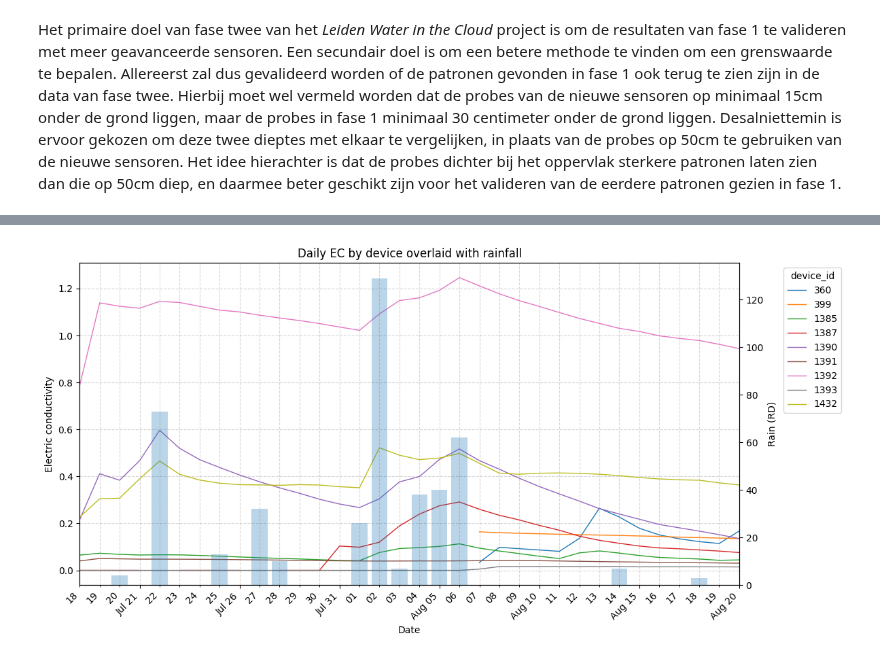
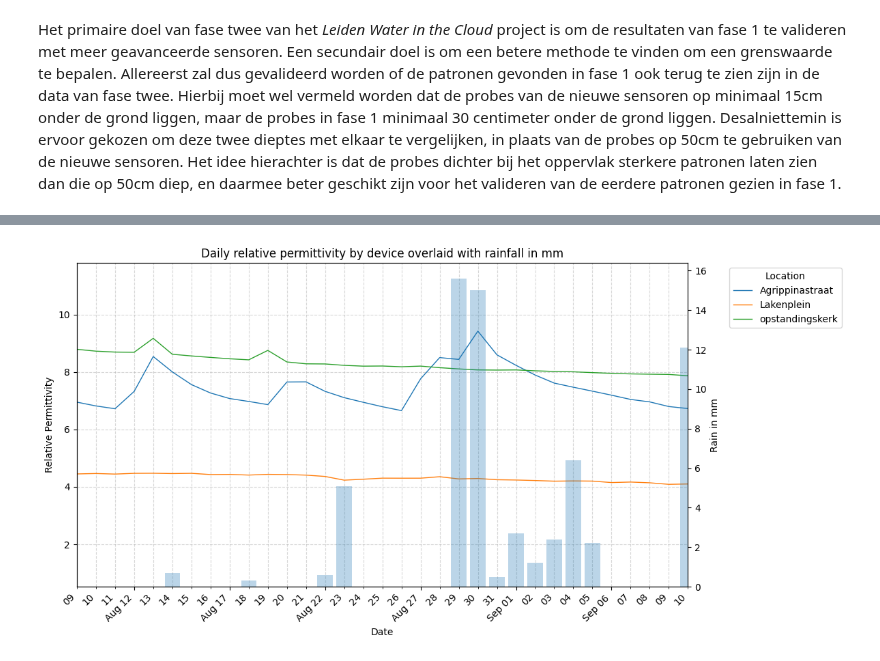
Before and after one commit to ctessels/leiden_water_in_the_cloud, a Jupyter notebook: src/multi_probe_sensors/multi_probe_data_analyse.ipynb, the cells around one changed output, grey strips where cells are left out. Cells and saved outputs as stored; diff of their text form; code cells hidden in the pictures.

```diff
--- a/src/multi_probe_sensors/multi_probe_data_analyse.ipynb
+++ b/src/multi_probe_sensors/multi_probe_data_analyse.ipynb
@@ -126,11 +120,16 @@ plt.show()
 Daily relative permittivity by device overlaid with rainfall in mm
 """
 
+# Set graph parameters
+# device_ids = [1385,1390,1391,1392, 1432] # Alle sensoren laatst geplaatst op 18-07, behalve Wijnbes
+device_ids = [360, 399, 1393] # Allle sensoren laatst geplaatst op 2025-08-07
+date_from = '2025-08-09'
+date_to = '2025-09-10'
+
 # Connect to the database
 conn = sqlite3.connect("multi_probe_data/database.db")
 
 # Query the data
-device_ids = [360,399,1385,1387,1390,1391,1392,1393,1432]
 device_ids_str = ",".join(map(str, device_ids))
 
 query = f"""
@@ -151,11 +150,15 @@ conn.close()
 
 # Aggregate sensor data by day
 sensor_df['date'] = pd.to_datetime(sensor_df["timestamp"], unit="s").dt.date
-sensor_mean_by_day_df = sensor_df.groupby(['device_id', 'date'])['relative_permittivity'].mean().reset_index()
+sensor_mean_by_day_df = sensor_df.groupby(['location_name', 'date'])['relative_permittivity'].mean().reset_index()
 
 # Import rain data
 rain_df = pd.read_csv("multi_probe_data/valkenburg_precipitation.csv")
 rain_df.columns = rain_df.columns.str.strip()
+
+# Vertaling naar hele mm voor regenval
+"""24-uur som van de neerslag in tiende millimeters van 08.00 voorafgaande dag- 08.00 UTC huidige dag"""
+rain_df['RD'] = rain_df['RD']/10
 
 # Combine rain and sensor data
 rain_df['date'] = pd.to_datetime(rain_df["DATE"]).dt.date
@@ -163,7 +166,7 @@ sensor_rain_df = pd.merge(sensor_mean_by_day_df, rain_df, on="date", how="left")
 
 # Wide table: rows = date, columns = device_id, values = daily mean EC
 ec_wide = (sensor_rain_df
-           .pivot_table(index='date', columns='device_id',
+           .pivot_table(index='date', columns='location_name',
                         values='relative_permittivity', aggfunc='mean')
            .sort_index())
 
@@ -178,36 +181,36 @@ fig, ax1 = plt.subplots(figsize=(12,6))
 # EC lines (one per device)
 ec_wide.plot(ax=ax1, linewidth=1)
 ax1.set_xlabel('Date')
-ax1.set_ylabel('Electric conductivity')
-ax1.set_title('Daily EC by device overlaid with rainfall')
+ax1.set_ylabel('Relative Permittivity')
+ax1.set_title('Daily relative permittivity by device overlaid with rainfall in mm')
 
 # Limit x-axis
 ax1.set_xlim(pd.to_datetime(date_from), pd.to_datetime(date_to))
 
 # Major ticks every 5 days, minor ticks every day
 ax1.xaxis.set_major_locator(mdates.DayLocator(interval=5))
 ax1.xaxis.set_minor_locator(mdates.DayLocator(interval=1))
 
 # Format labels for ticks
 ax1.xaxis.set_major_formatter(mdates.DateFormatter("%b %d"))
 ax1.xaxis.set_minor_formatter(mdates.DateFormatter("%d"))
 
 # Rotate for readability
 plt.setp(ax1.get_xticklabels(minor=False), rotation=45, ha="right")
 plt.setp(ax1.get_xticklabels(minor=True), rotation=45, ha="right")
 
 # Optional: gridlines
 ax1.grid(which="both", linestyle="--", alpha=0.5)
 
 
 # Rain bars on secondary axis
 ax2 = ax1.twinx()
 ax2.bar(rain.index, rain.values, alpha=0.3)  # daily bars
-ax2.set_ylabel('Rain (RD)')
+ax2.set_ylabel('Rain in mm')
 
 # Legend & layout
-ax1.legend(title='device_id', bbox_to_anchor=(1.06, 1), loc='upper left')
+ax1.legend(title='Location', bbox_to_anchor=(1.06, 1), loc='upper left')
 plt.tight_layout()
 plt.show()
 # %% [output]
-[figure, old version]
+[figure, new version]
```
Also changed, not shown: parts of 7 cells of this notebook, 8 other files.
